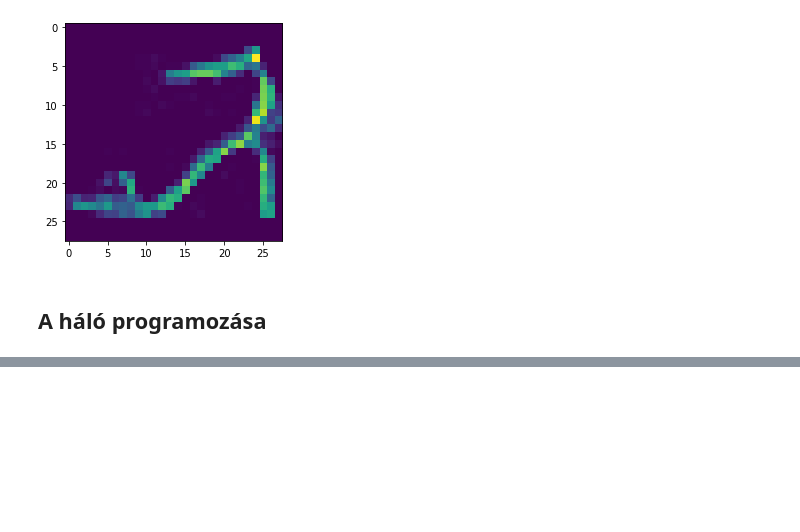
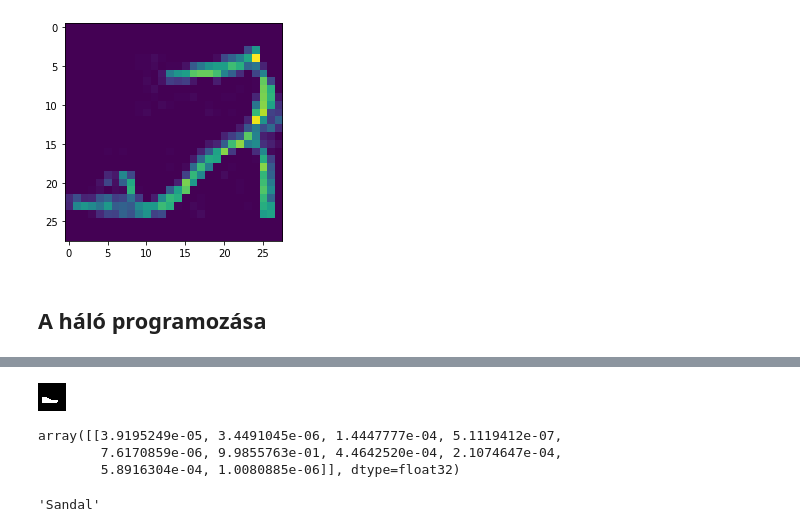
Before and after one commit to bencejuhasz7/fashionmnistcnn, a Jupyter notebook: Fashion MNIST CNN.ipynb, the cells around one changed output, grey strips where cells are left out. Drawn from its saved outputs; the diff is of its cells as text; code cells hidden in the pictures; blank space fills up the shorter version.

```diff
--- a/Fashion MNIST CNN.ipynb
+++ b/Fashion MNIST CNN.ipynb
@@ -134,0 +184,19 @@ score: 0.9062
+# %%
+# 2. kép
+display.Image(r'kep2.png')
+# %% [output]
+[figure, added]
+# %%
+kep2 = cv2.imread('kep2.png',0)
+kep2 = kep2 / 255
+kep2 = kep2.reshape((1,28,28,1))
+
+model.predict(kep2)
+# %% [output]
+array([[3.9195249e-05, 3.4491045e-06, 1.4447777e-04, 5.1119412e-07,
+        7.6170859e-06, 9.9855763e-01, 4.4642520e-04, 2.1074647e-04,
+        5.8916304e-04, 1.0080885e-06]], dtype=float32)
+# %%
+clothing[np.argmax(model.predict(kep2))]
+# %% [output]
+'Sandal'
```
Also changed, not shown: parts of 12 cells of this notebook.
